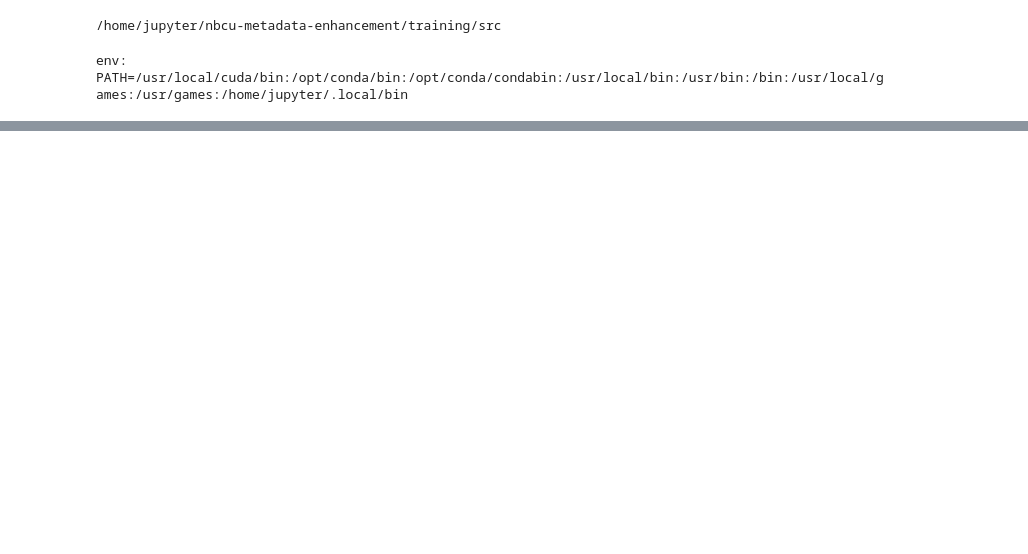
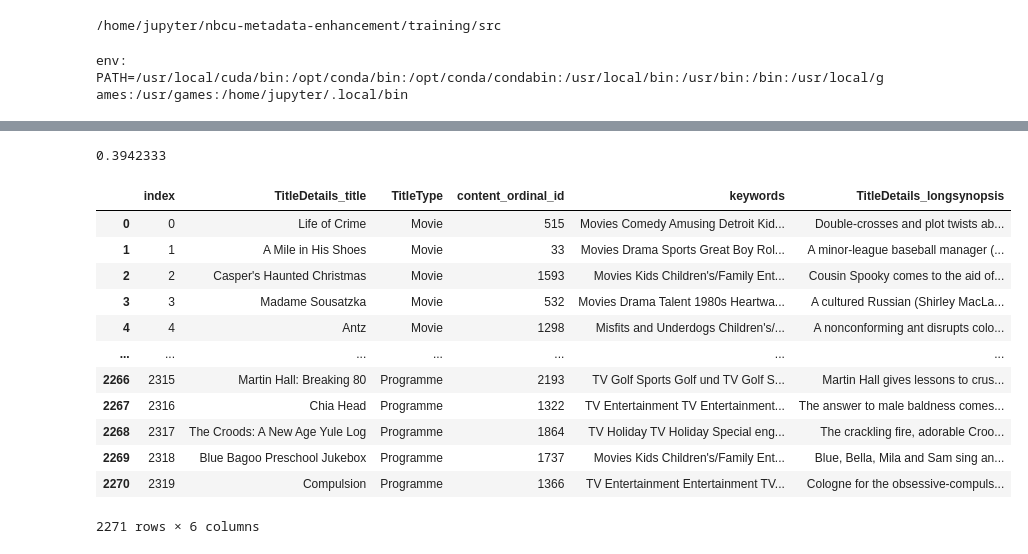
Before and after one commit to EdwardCuiPeacock/nbcu-metadata-enhancement, a Jupyter notebook: training/notebooks/Run TFX Pipeline.ipynb, the cells around one changed output, grey strips where cells are left out. Cells and saved outputs as stored; diff of their text form; code cells hidden in the pictures; blank space fills up the shorter version.

```diff
--- a/training/notebooks/Run TFX Pipeline.ipynb
+++ b/training/notebooks/Run TFX Pipeline.ipynb
@@ -91,0 +372,60 @@ Reading build spec from build.yaml
+# %%
+cosine(B, D)
+# %% [output]
+0.3942333
+# %%
+from google.cloud import bigquery
+TITLES_QUERY_titles = """
+    WITH content_id AS (
+        SELECT DISTINCT program_title, content_ordinal_id
+        FROM `res-nbcupea-dev-ds-sandbox-001.recsystem.ContentOrdinalId`
+    ),
+
+     titles_data AS (
+        SELECT DISTINCT
+            TitleDetails_title,
+            TitleType,
+            cid.content_ordinal_id,
+            STRING_AGG(ARRAY_TO_STRING([TitleGenre, TitleSubgenres, TitleTags, LANGUAGE], ","), ",") AS tags,
+            STRING_AGG(DISTINCT TitleDetails_longsynopsis, ' ') as TitleDetails_longsynopsis,
+        FROM `res-nbcupea-dev-ds-sandbox-001.metadata_enhancement.ContentMetadataView` cmv
+        LEFT JOIN content_id AS cid
+            ON LOWER(cmv.TitleDetails_title) = LOWER(cid.program_title)
+        WHERE
+            TitleDetails_longsynopsis IS NOT NULL
+            AND cid.content_ordinal_id IS NOT NULL
+        GROUP BY
+            TitleDetails_title,
+            TitleType,
+            cid.content_ordinal_id
+        )
+    SELECT TitleDetails_title, TitleType, content_ordinal_id,
+        ARRAY_TO_STRING(ARRAY(
+        SELECT *
+            FROM UNNEST(SPLIT(tags, ",")) LIMIT 256), " ") as keywords,
+        ARRAY_TO_STRING(ARRAY(
+        SELECT *
+            FROM UNNEST(SPLIT(TitleDetails_longsynopsis, " ")) LIMIT 256), " ") as TitleDetails_longsynopsis
+    FROM titles_data
+"""
+client = bigquery.Client()
+unscored_titles = client.query(TITLES_QUERY_titles) \
+                                .result() \
+                                .to_dataframe() \
+                                .drop_duplicates(subset=['TitleDetails_title']) \
+                                .reset_index()
+unscored_titles
+# %% [output]
+|  | index | TitleDetails_title | TitleType | content_ordinal_id | keywords | TitleDetails_longsynopsis |
+| 0 | 0 | Life of Crime | Movie | 515 | Movies Comedy Amusing Detroit Kid... | Double-crosses and plot twists ab... |
+| 1 | 1 | A Mile in His Shoes | Movie | 33 | Movies Drama Sports Great Boy Rol... | A minor-league baseball manager (... |
+| 2 | 2 | Casper's Haunted Christmas | Movie | 1593 | Movies Kids Children's/Family Ent... | Cousin Spooky comes to the aid of... |
+| 3 | 3 | Madame Sousatzka | Movie | 532 | Movies Drama Talent 1980s Heartwa... | A cultured Russian (Shirley MacLa... |
+| 4 | 4 | Antz | Movie | 1298 | Misfits and Underdogs Children's/... | A nonconforming ant disrupts colo... |
+| ... | ... | ... | ... | ... | ... | ... |
+| 2266 | 2315 | Martin Hall: Breaking 80 | Programme | 2193 | TV Golf Sports Golf und TV Golf S... | Martin Hall gives lessons to crus... |
+| 2267 | 2316 | Chia Head | Programme | 1322 | TV Entertainment TV Entertainment... | The answer to male baldness comes... |
+| 2268 | 2317 | The Croods: A New Age Yule Log | Programme | 1864 | TV Holiday TV Holiday Special eng... | The crackling fire, adorable Croo... |
+| 2269 | 2318 | Blue Bagoo Preschool Jukebox | Programme | 1737 | Movies Kids Children's/Family Ent... | Blue, Bella, Mila and Sam sing an... |
+| 2270 | 2319 | Compulsion | Programme | 1366 | TV Entertainment Entertainment TV... | Cologne for the obsessive-compuls... |
+2271 rows × 6 columns
```
Also changed, not shown: parts of 22 cells of this notebook, 9 other files.
